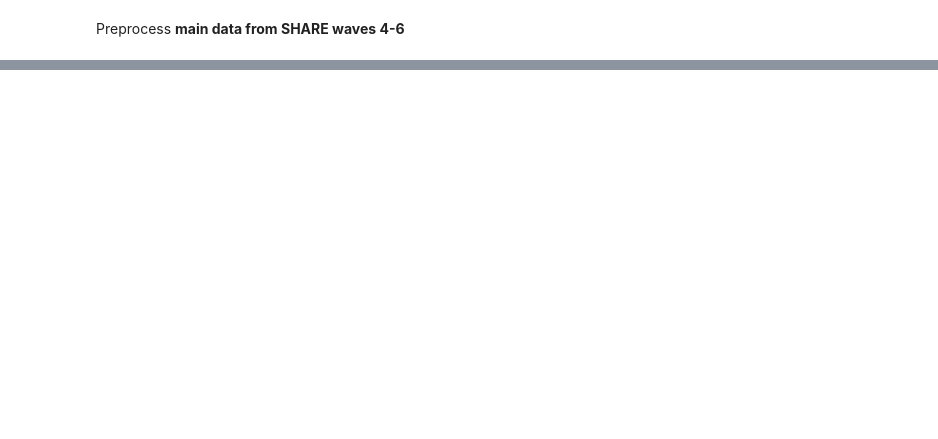
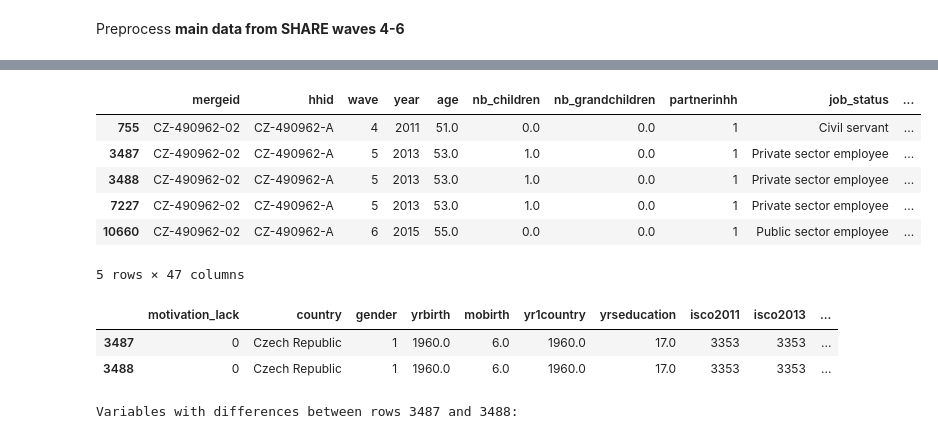
Before and after one commit to lugovalexa/MH-old-workers, a Jupyter notebook: notebooks/share_preprocessing.ipynb, the cells around one changed output, grey strips where cells are left out. Drawn from its saved outputs; the diff is of its cells as text; code cells hidden in the pictures; blank space fills up the shorter version.

```diff
--- a/notebooks/share_preprocessing.ipynb
+++ b/notebooks/share_preprocessing.ipynb
@@ -122 +150,31 @@ Name: count, dtype: int64
+# %%
+df[df.mergeid == "CZ-490962-02"]
+# %% [output]
+|  | mergeid | hhid | wave | year | age | nb_children | nb_grandchildren | partnerinhh | job_status | ... |
+| 755 | CZ-490962-02 | CZ-490962-A | 4 | 2011 | 51.0 | 0.0 | 0.0 | 1 | Civil servant | ... |
+| 3487 | CZ-490962-02 | CZ-490962-A | 5 | 2013 | 53.0 | 1.0 | 0.0 | 1 | Private sector employee | ... |
+| 3488 | CZ-490962-02 | CZ-490962-A | 5 | 2013 | 53.0 | 1.0 | 0.0 | 1 | Private sector employee | ... |
+| 7227 | CZ-490962-02 | CZ-490962-A | 5 | 2013 | 53.0 | 1.0 | 0.0 | 1 | Private sector employee | ... |
+| 10660 | CZ-490962-02 | CZ-490962-A | 6 | 2015 | 55.0 | 0.0 | 0.0 | 1 | Public sector employee | ... |
+5 rows × 47 columns
+# %%
+df.iloc[[3487, 3488], 20:40]
+# %% [output]
+|  | motivation_lack | country | gender | yrbirth | mobirth | yr1country | yrseducation | isco2011 | isco2013 | ... |
+| 3487 | 0 | Czech Republic | 1 | 1960.0 | 6.0 | 1960.0 | 17.0 | 3353 | 3353 | ... |
+| 3488 | 0 | Czech Republic | 1 | 1960.0 | 6.0 | 1960.0 | 17.0 | 3353 | 3353 | ... |
+# %%
+row_3487 = df.iloc[3487]
+row_3488 = df.iloc[3488]
+
+# Find variables that are not equal
+differences = row_3487 != row_3488
+
+# Filter out variables where values are not equal
+variables_with_differences = differences[differences].index.tolist()
+
+# Display variables that are not equal
+print("Variables with differences between rows 3487 and 3488:")
+# %% [output]
+Variables with differences between rows 3487 and 3488:
 # %%
```
Also changed, not shown: parts of 13 cells of this notebook, 4 other files.
